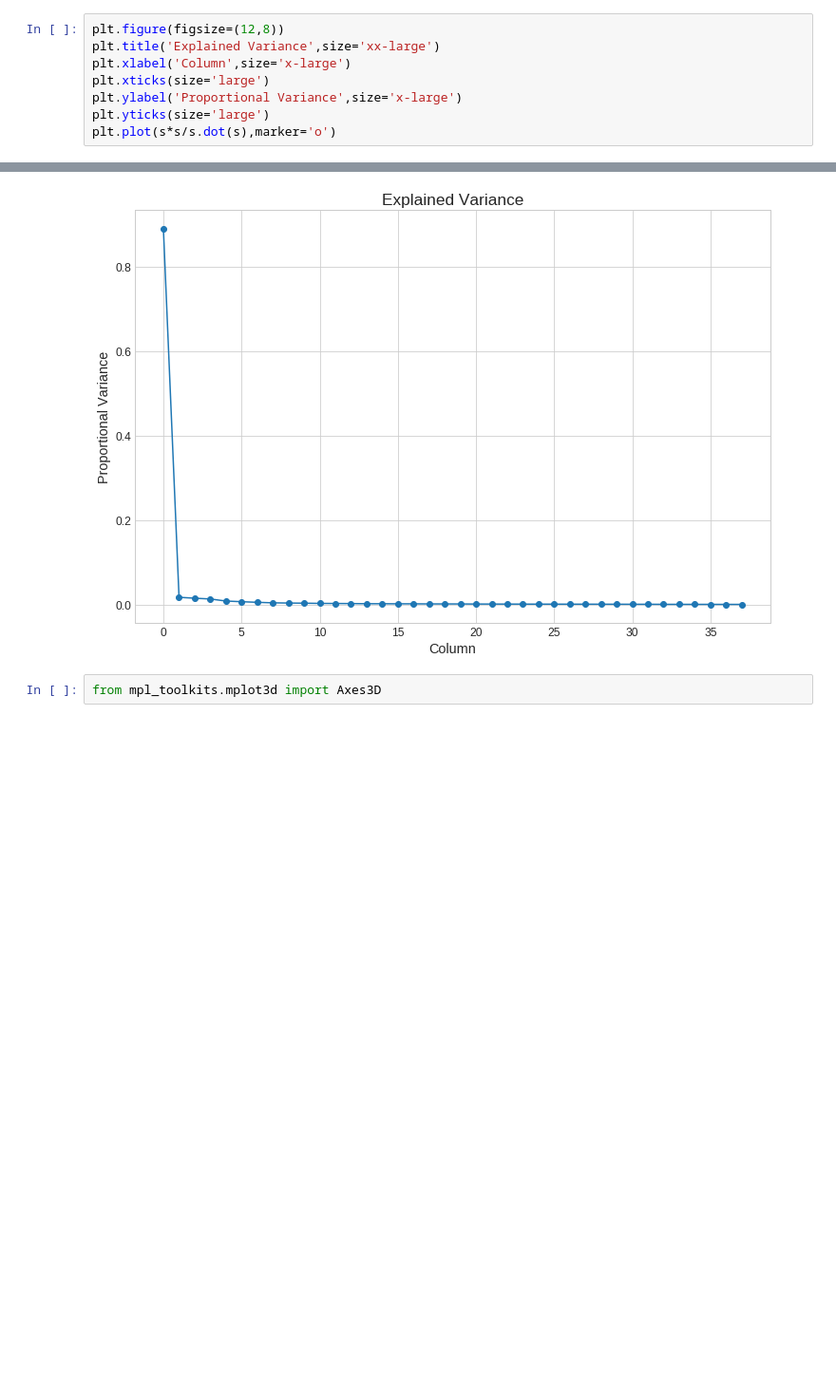
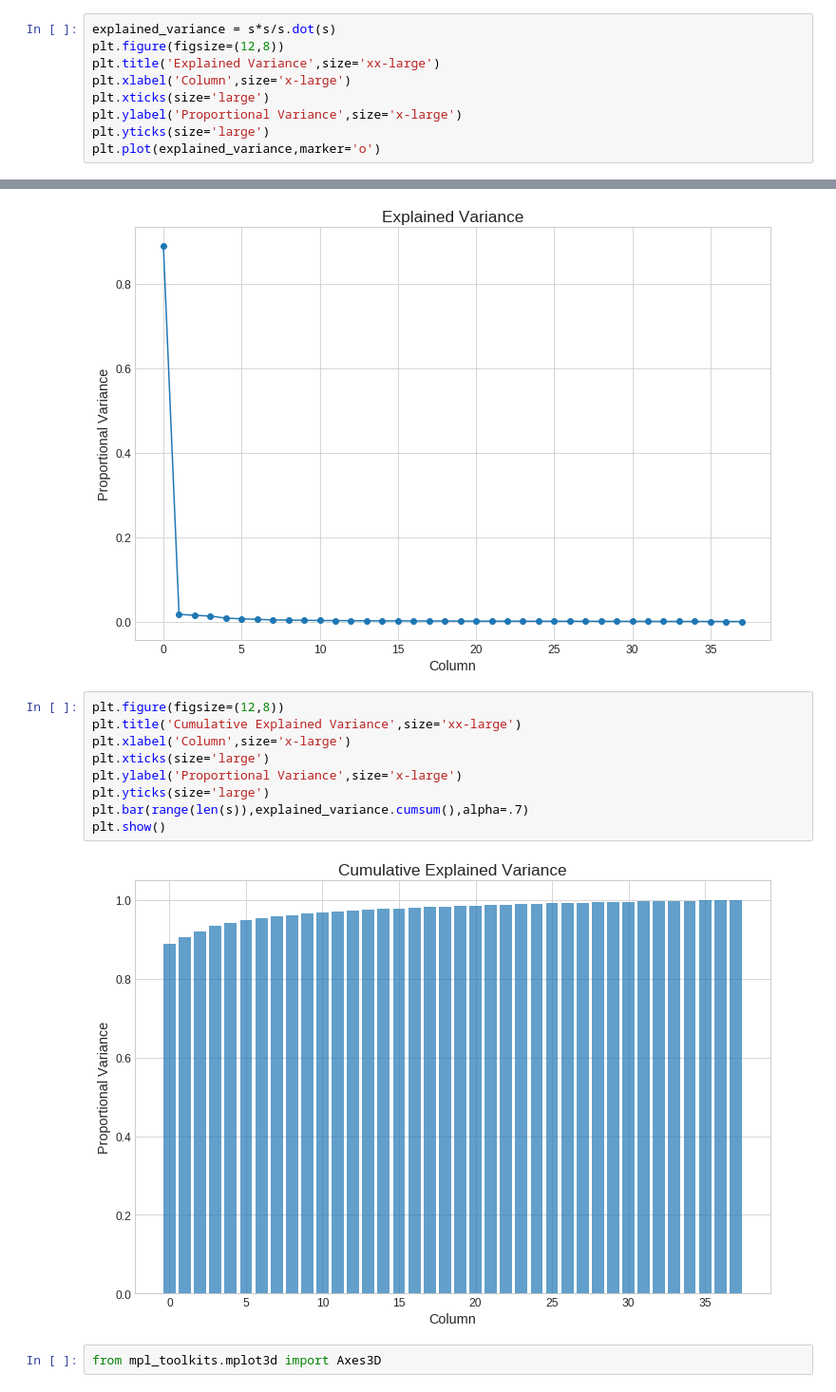
Before and after one commit to titowoche30/High_Dimensional_Data_Analysis-Course, a Jupyter notebook: Python/MDS_PCoA.ipynb, the cells around one changed output, grey strips where cells are left out. Shown: that part at 95% size. Cells and saved outputs as stored; diff of their text form; blank space fills up the shorter version.

```diff
--- a/Python/MDS_PCoA.ipynb
+++ b/Python/MDS_PCoA.ipynb
@@ -80,16 +80,28 @@ plt.legend(fontsize='large',frameon=True,shadow=True)
 <matplotlib.legend.Legend at 0x...>
 [figure]
 # %%
+explained_variance = s*s/s.dot(s)
 plt.figure(figsize=(12,8))
 plt.title('Explained Variance',size='xx-large')
 plt.xlabel('Column',size='x-large')
 plt.xticks(size='large')
 plt.ylabel('Proportional Variance',size='x-large')
 plt.yticks(size='large')
-plt.plot(s*s/s.dot(s),marker='o')
+plt.plot(explained_variance,marker='o')
 # %% [output]
 [<matplotlib.lines.Line2D at 0x...>]
 [figure]
+# %%
+plt.figure(figsize=(12,8))
+plt.title('Cumulative Explained Variance',size='xx-large')
+plt.xlabel('Column',size='x-large')
+plt.xticks(size='large')
+plt.ylabel('Proportional Variance',size='x-large')
+plt.yticks(size='large')
+plt.bar(range(len(s)),explained_variance.cumsum(),alpha=.7)
+plt.show()
+# %% [output]
+[figure, added]
 # %%
 from mpl_toolkits.mplot3d import Axes3D
 # %%
```
Also changed, not shown: parts of 1 cell of this notebook, 3 other files.
